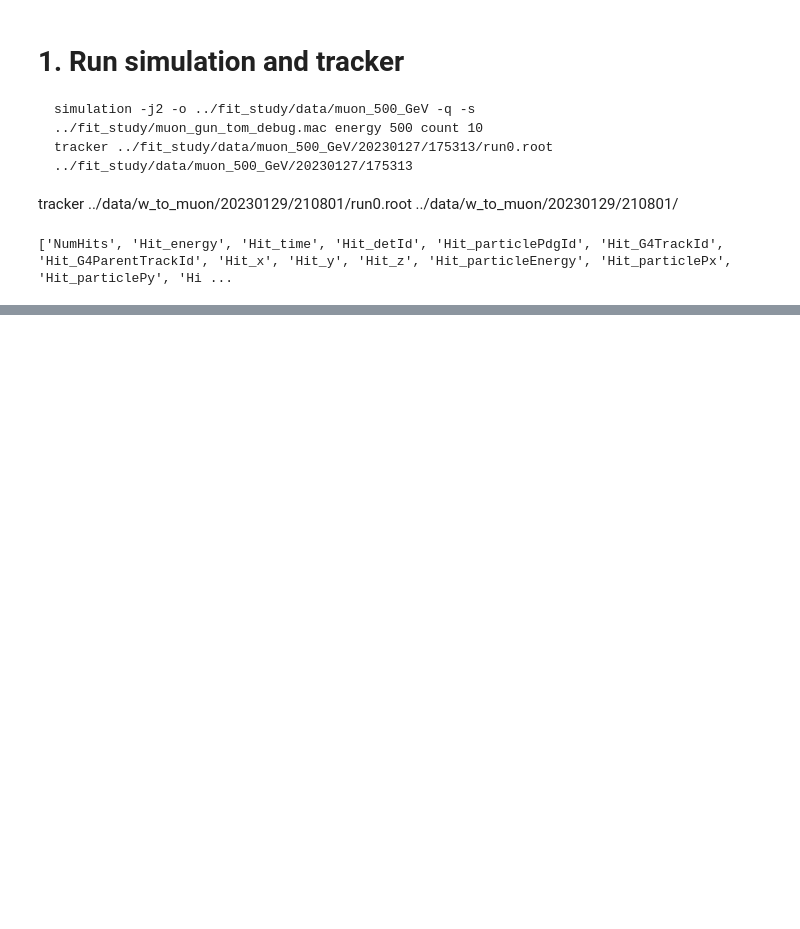
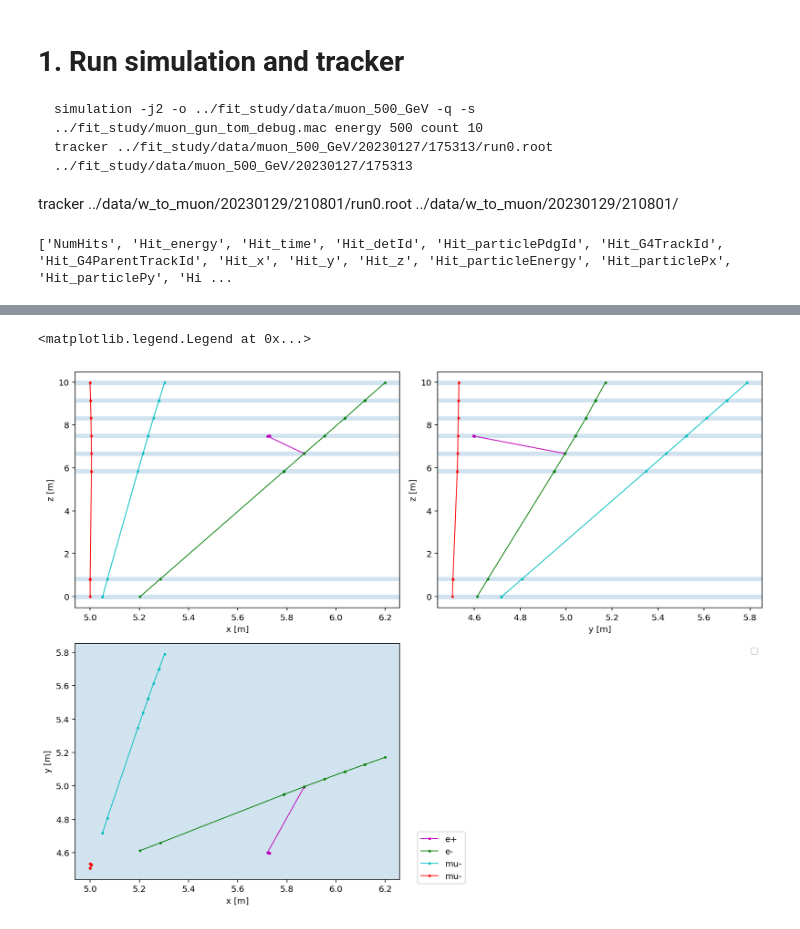
Before and after one commit to EdmondRen/mathusla_tracker_6layer, a Jupyter notebook: 23_check_vertex_gun.ipynb, the cells around one changed output, grey strips where cells are left out. Cells and saved outputs as stored; diff of their text form; code cells hidden in the pictures; blank space fills up the shorter version.

```diff
--- a/23_check_vertex_gun.ipynb
+++ b/23_check_vertex_gun.ipynb
@@ -64,0 +124,13 @@ fig = vis.plot_truth(ev,fig=fig, disp_det_view=True, disp_vertex=False, disp_fir
+# %%
+ev = event.Event(filename, 0, tree_name=tree_name)
+
+ev.EventNumber=0
+
+# Plot truth
+fig,axs=plt.subplots(2,2,figsize=(12,9))
+fig = vis.plot_truth(ev,fig=fig, disp_det_view=True, disp_vertex=False, disp_first_hit=False);
+
+# plt.legend('')
+# %% [output]
+<matplotlib.legend.Legend at 0x...>
+[figure, added]
```
Also changed, not shown: parts of 7 cells of this notebook, 8 other files.
